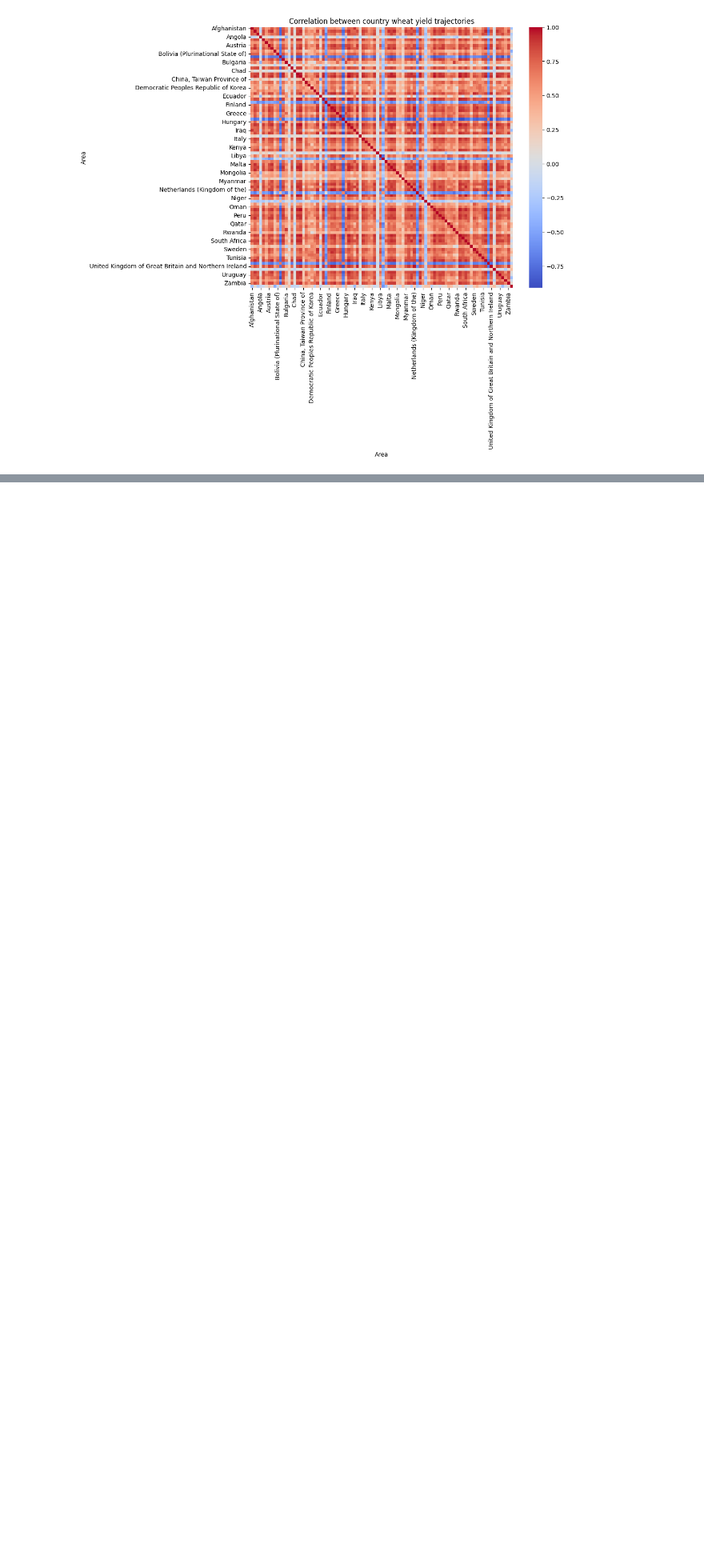
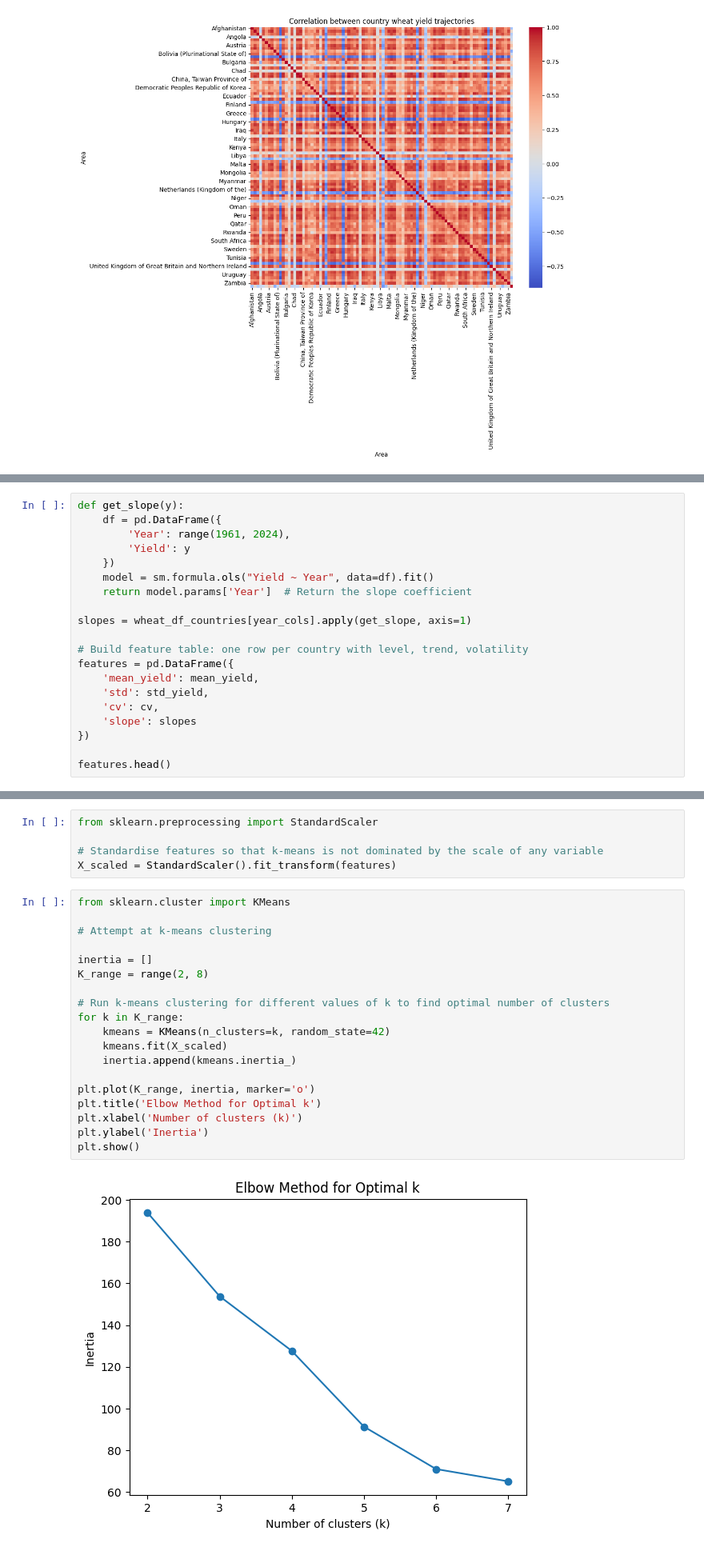
Before and after one commit to liamthobrien/final-summative, a Jupyter notebook: main.ipynb, the cells around one changed output, grey strips where cells are left out. Shown at 80% size. Saved outputs shown, nothing was run; the diff lists cells and outputs as text; blank space fills up the shorter version.

Commit message:
Added most of modelling and markdowns.

```diff
--- a/main.ipynb
+++ b/main.ipynb
@@ -505,0 +674,20 @@ plt.show()
+# %%
+def get_slope(y):
+    df = pd.DataFrame({
+        'Year': range(1961, 2024),
+        'Yield': y
+    })
+    model = sm.formula.ols("Yield ~ Year", data=df).fit()
+    return model.params['Year']  # Return the slope coefficient
+
+slopes = wheat_df_countries[year_cols].apply(get_slope, axis=1)
+
+# Build feature table: one row per country with level, trend, volatility
+features = pd.DataFrame({
+    'mean_yield': mean_yield,
+    'std': std_yield,
+    'cv': cv,
+    'slope': slopes
+})
+
+features.head()
@@ -505,0 +702,26 @@ plt.show()
+# %%
+from sklearn.preprocessing import StandardScaler
+
+# Standardise features so that k-means is not dominated by the scale of any variable
+X_scaled = StandardScaler().fit_transform(features)
+# %%
+from sklearn.cluster import KMeans
+
+# Attempt at k-means clustering
+
+inertia = []
+K_range = range(2, 8)
+
+# Run k-means clustering for different values of k to find optimal number of clusters
+for k in K_range:
+    kmeans = KMeans(n_clusters=k, random_state=42)
+    kmeans.fit(X_scaled)
+    inertia.append(kmeans.inertia_)
+
+plt.plot(K_range, inertia, marker='o')
+plt.title('Elbow Method for Optimal k')
+plt.xlabel('Number of clusters (k)')
+plt.ylabel('Inertia')
+plt.show()
+# %% [output]
+[figure, added]
```
Also changed, not shown: parts of 37 cells of this notebook.
